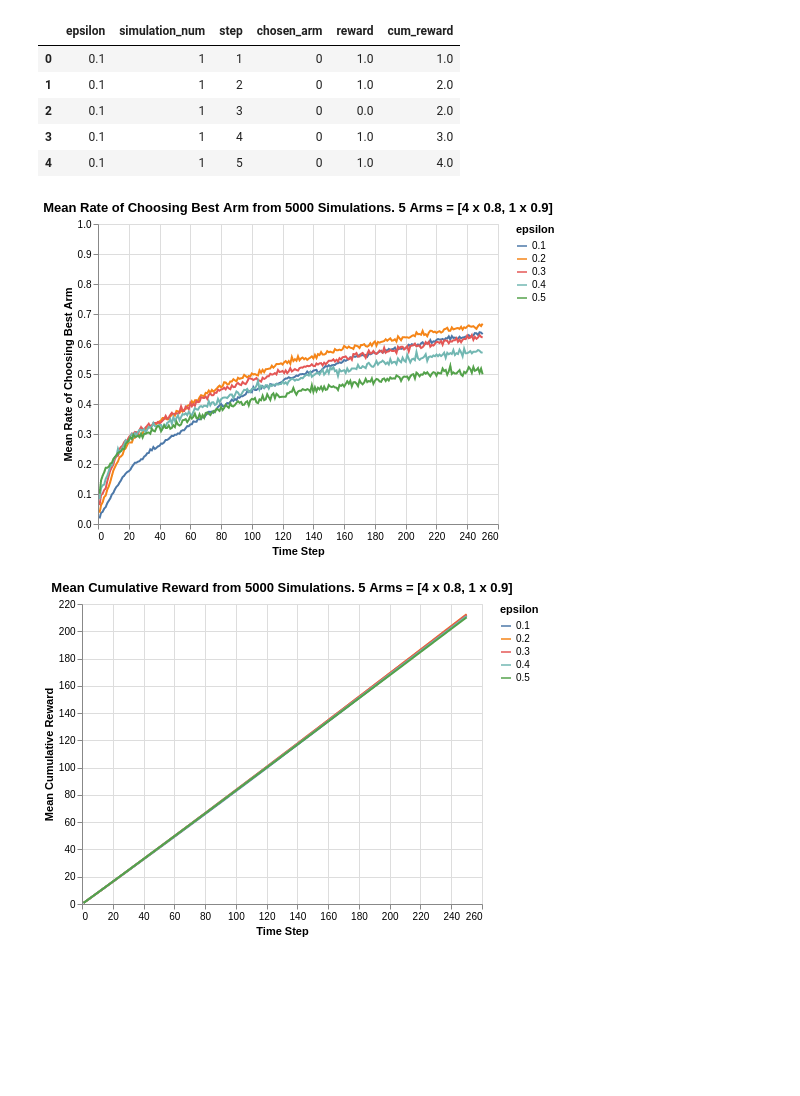
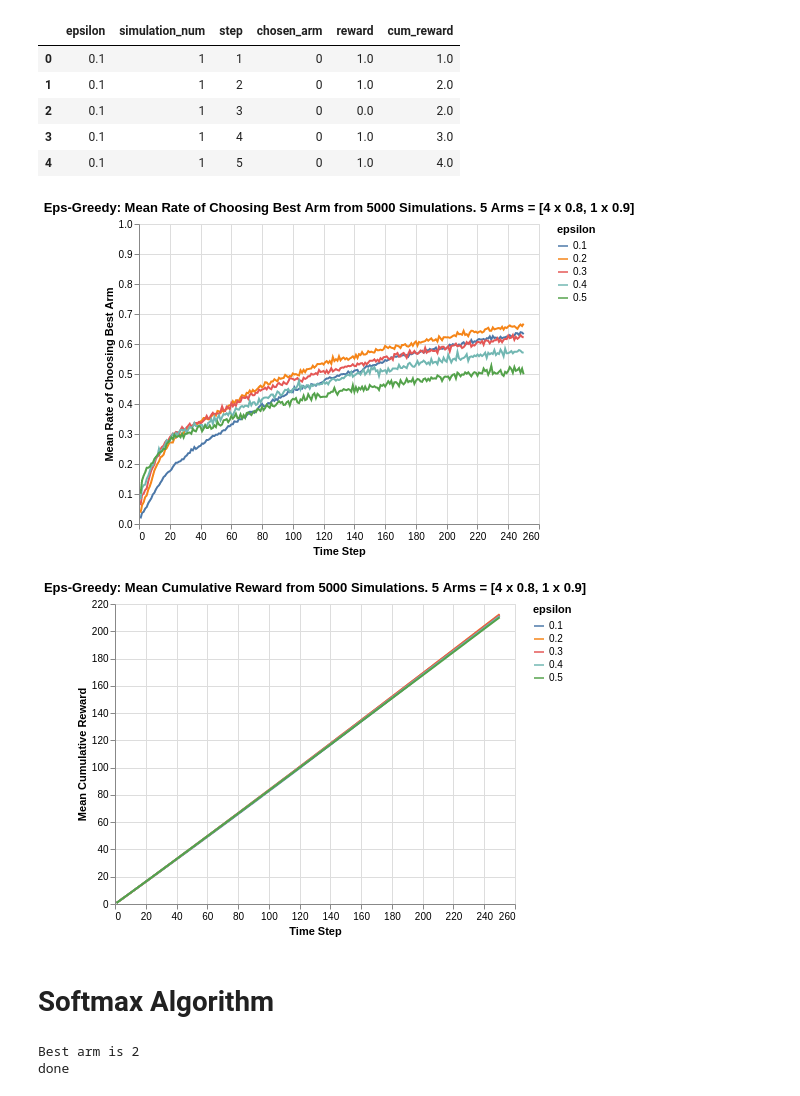
Before and after one commit to kfoofw/bandit_simulations, a Jupyter notebook: python/notebooks/analysis.ipynb, the cells around one changed output. Drawn from its saved outputs; the diff is of its cells as text; code cells hidden in the pictures; blank space fills up the shorter version.

```diff
--- a/python/notebooks/analysis.ipynb
+++ b/python/notebooks/analysis.ipynb
@@ -207,7 +209,7 @@ print("done")
 Best arm is 2
 done
 # %%
-df = pd.read_csv("standard_results1.tsv", sep = "\t", header = None, names = ["epsilon", "simulation_num", "step", "chosen_arm", "reward", "cum_reward"])
+df = pd.read_csv("standard_epsg_results1.tsv", sep = "\t", header = None, names = ["epsilon", "simulation_num", "step", "chosen_arm", "reward", "cum_reward"])
 
 df.head()
 # %% [output]
@@ -250,13 +240,13 @@ df_chose_correctly = df_chose_correctly.reset_index()
 # %%
 alt.Chart(df_chose_correctly).mark_line().encode(
     alt.X("step:Q", title = "Time Step"),
     alt.Y("chose_correct:Q", title = "Mean Rate of Choosing Best Arm", scale = alt.Scale(domain = [0, 1])),
     color = alt.Color("epsilon:N")
 ).properties(
-    title = "Mean Rate of Choosing Best Arm from 5000 Simulations. 5 Arms = [4 x 0.8, 1 x 0.9]",
+    title = "Eps-Greedy: Mean Rate of Choosing Best Arm from 5000 Simulations. 5 Arms = [4 x 0.8, 1 x 0.9]",
 )
 # %% [output]
-[figure, old version]
+[figure, new version]
 # %%
 df_cumreward = df.loc[:,["epsilon","step", "cum_reward"]].groupby(["epsilon","step"]).agg("mean").reset_index()
 # %%
@@ -265,7 +255,9 @@ alt.Chart(df_cumreward).mark_line().encode(
     alt.Y("cum_reward:Q", title = "Mean Cumulative Reward"),
     color = alt.Color("epsilon:N")
 ).properties(
-    title = "Mean Cumulative Reward from 5000 Simulations. 5 Arms = [4 x 0.8, 1 x 0.9]",
+    title = "Eps-Greedy: Mean Cumulative Reward from 5000 Simulations. 5 Arms = [4 x 0.8, 1 x 0.9]",
 )
 # %% [output]
-[figure, old version]
+[figure, new version]
+# %% [markdown]
+# Softmax Algorithm
@@ -271,0 +303,31 @@ alt.Chart(df_cumreward).mark_line().encode(
+# %%
+import random
+
+random.seed(1)
+# out of 5 arms, 1 arm is clearly the best
+means = [0.1, 0.1, 0.1, 0.1, 0.9]
+n_arms = len(means)
+# Shuffling arms
+random.shuffle(means)
+
+# Create list of Bernoulli Arms with Reward Information
+arms = list(map(lambda mu: BernoulliArm(mu), means))
+print("Best arm is " + str(np.argmax(means)))
+
+f = open("standard_softmax_results.tsv", "w+")
+
+# Create simulations for each temperature value
+for temperature in [0.1, 0.2, 0.3, 0.4, 0.5]:
+    algo = Softmax(temperature, [], [])
+    algo.initialize(n_arms)
+    results = test_algorithm(algo, arms, 5000, 250)
+
+    # Store data
+    for i in range(len(results[0])):
+        f.write(str(temperature) + "\t")
+        f.write("\t".join([str(results[j][i]) for j in range(len(results))]) + "\n")
+f.close()
+print("done")
+# %% [output]
+Best arm is 2
+done
```
Also changed, not shown: parts of 40 cells of this notebook, 21 other files.
